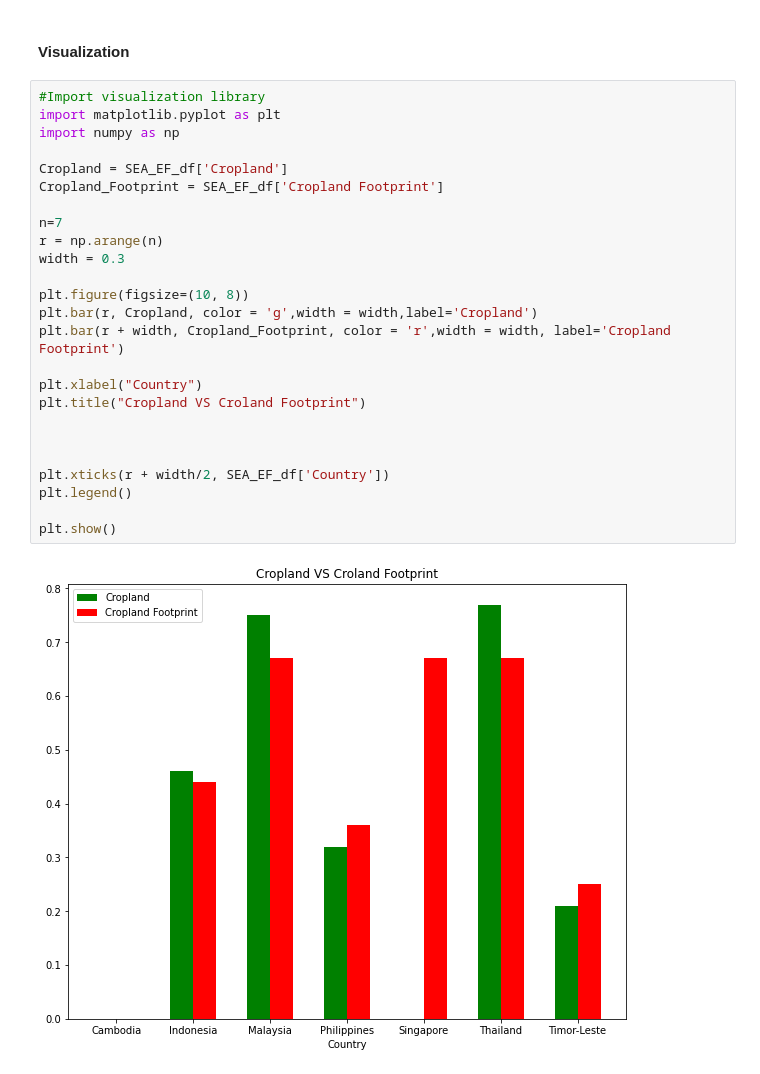
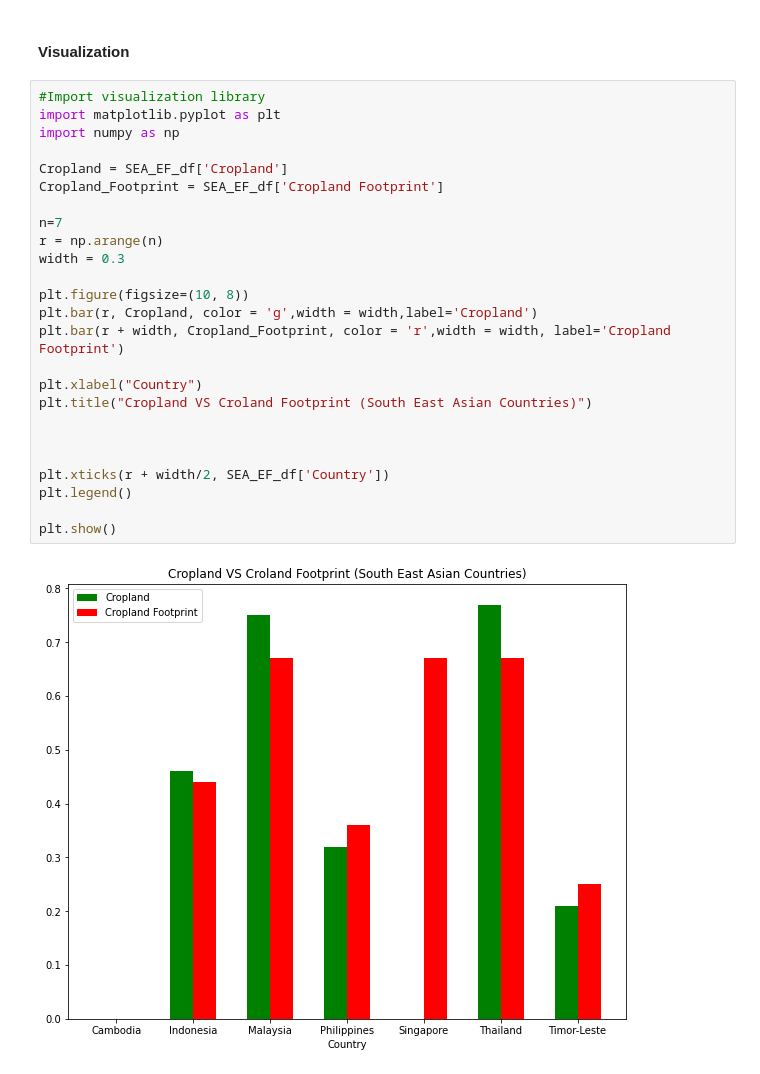
Before and after one commit to erickajanecm/Ecological-Footprint-EDA, a Jupyter notebook: EcologicalFootprint.ipynb, the cells around one changed output. Drawn from its saved outputs; the diff is of its cells as text.

```diff
--- a/EcologicalFootprint.ipynb
+++ b/EcologicalFootprint.ipynb
@@ -205,30 +251,30 @@ SEA_EF_df.loc[SEA_EF_df['Biocapacity Deficit or Reserve'].sort_values(ascending=
 # %%
 #Import visualization library
 import matplotlib.pyplot as plt
 import numpy as np
 
 Cropland = SEA_EF_df['Cropland']
 Cropland_Footprint = SEA_EF_df['Cropland Footprint']
 
 n=7
 r = np.arange(n)
 width = 0.3
 
 plt.figure(figsize=(10, 8))
 plt.bar(r, Cropland, color = 'g',width = width,label='Cropland')
 plt.bar(r + width, Cropland_Footprint, color = 'r',width = width, label='Cropland Footprint')
 
 plt.xlabel("Country")
-plt.title("Cropland VS Croland Footprint")
+plt.title("Cropland VS Croland Footprint (South East Asian Countries)")
 
 
 
 plt.xticks(r + width/2, SEA_EF_df['Country'])
 plt.legend()
 
 plt.show()
 # %% [output]
-[figure, old version]
+[figure, new version]
 # %%
 Grazing_Footprint = SEA_EF_df['Grazing Footprint']
 Grazing_Land = SEA_EF_df['Grazing Land']
```
Also changed, not shown: parts of 14 cells of this notebook.
